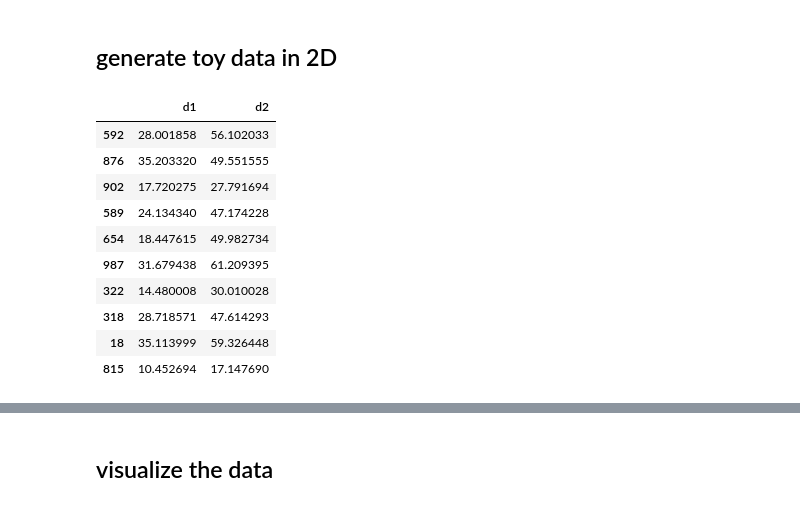
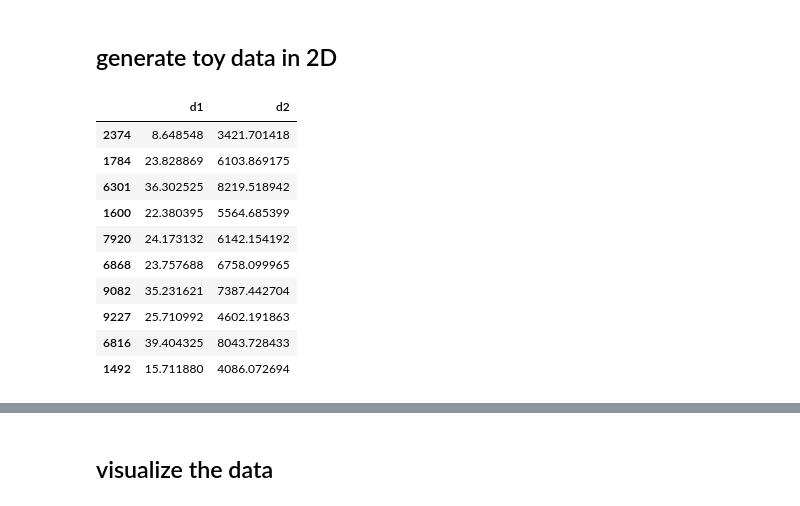
Before and after one commit to alkashef/multivariate-distributions, a Jupyter notebook: multivariate_distributions.ipynb, the cells around one changed output, grey strips where cells are left out. Saved outputs shown, nothing was run; the diff lists cells and outputs as text; code cells hidden in the pictures.

```diff
--- a/multivariate_distributions.ipynb
+++ b/multivariate_distributions.ipynb
@@ -14,39 +15,41 @@ from scipy.spatial import distance
 # %% [markdown]
 ## globals
 # %%
-seed = 1234
-n_points = 1000
-bins = 100
+seed        = 1234
+n_points    = 10000
+bins        = 100
 no_quantile = 10
+scale       = True
 # %% [markdown]
 ## generate toy data in 2D
 # %%
 xx = np.array([-0.51, 51.2])
-yy = np.array([0.33, 100])
+yy = np.array([330.9, 10000.9])
 
 means = [xx.mean(), yy.mean()]
 
 stds = [xx.std() / 3, yy.std() / 3]
 
 corr = 0.7         # correlation
 
 covs = [[stds[0]**2          , stds[0]*stds[1]*corr],
         [stds[0]*stds[1]*corr,           stds[1]**2]]
 
 (d1, d2) = np.random.multivariate_normal(means, covs, n_points).T
 
 X = np.concatenate((d1.reshape(n_points, 1), d2.reshape(n_points, 1)), axis=1)
 X = pd.DataFrame(X, columns=['d1', 'd2'])
-X.sample(10)
+
+X.sample(10, random_state=seed)
 # %% [output]
 |  | d1 | d2 |
-| 592 | 28.001858 | 56.102033 |
-| 876 | 35.203320 | 49.551555 |
-| 902 | 17.720275 | 27.791694 |
-| 589 | 24.134340 | 47.174228 |
-| 654 | 18.447615 | 49.982734 |
-| 987 | 31.679438 | 61.209395 |
-| 322 | 14.480008 | 30.010028 |
-| 318 | 28.718571 | 47.614293 |
-| 18 | 35.113999 | 59.326448 |
-| 815 | 10.452694 | 17.147690 |
+| 2374 | 8.648548 | 3421.701418 |
+| 1784 | 23.828869 | 6103.869175 |
+| 6301 | 36.302525 | 8219.518942 |
+| 1600 | 22.380395 | 5564.685399 |
+| 7920 | 24.173132 | 6142.154192 |
+| 6868 | 23.757688 | 6758.099965 |
+| 9082 | 35.231621 | 7387.442704 |
+| 9227 | 25.710992 | 4602.191863 |
+| 6816 | 39.404325 | 8043.728433 |
+| 1492 | 15.711880 | 4086.072694 |
```
Also changed, not shown: parts of 14 cells of this notebook, 2 other files.
